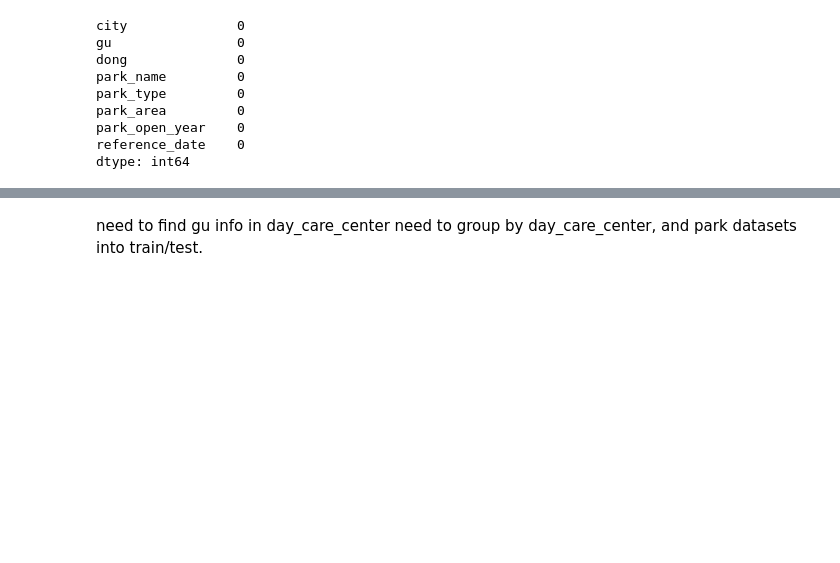
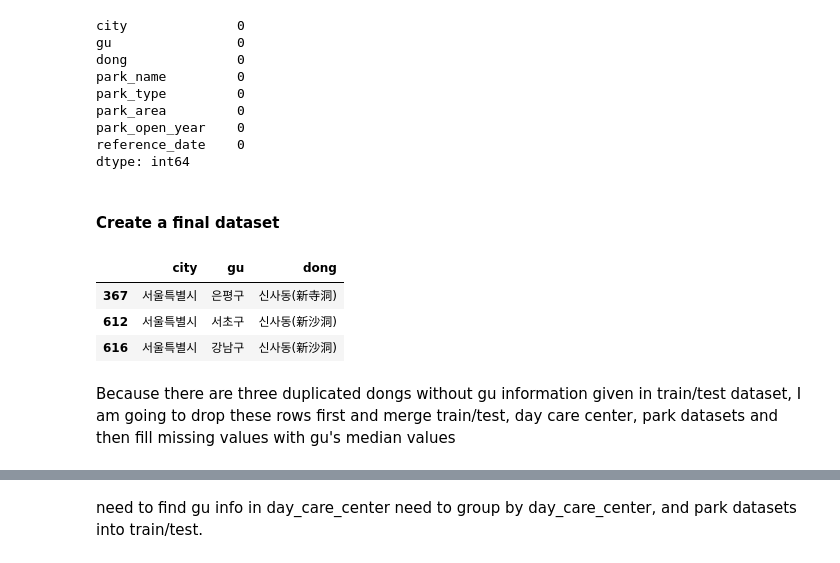
Before and after one commit to eastman-kim/Predict_Apartment_Makret_Price, a Jupyter notebook: Apt Real Price Prediction.ipynb, the cells around one changed output, grey strips where cells are left out. Drawn from its saved outputs; the diff is of its cells as text; code cells hidden in the pictures; blank space fills up the shorter version.

```diff
--- a/Apt Real Price Prediction.ipynb
+++ b/Apt Real Price Prediction.ipynb
@@ -663,0 +654,5 @@ park = pd.get_dummies(park, columns=['park_type'])
+# %% [markdown]
+#### Create a final dataset
+# %%
+gudong = pd.read_csv('./input/gudongd.csv')
+gudong = gudong.drop_duplicates()
@@ -663,0 +662,11 @@ park = pd.get_dummies(park, columns=['park_type'])
+# %%
+# check duplicated dong names in case
+# Actually there are three 신사동 in Seoul in total.
+gudong[gudong.dong.str.contains('신사')].head()
+# %% [output]
+|  | city | gu | dong |
+| 367 | 서울특별시 | 은평구 | 신사동(新寺洞) |
+| 612 | 서울특별시 | 서초구 | 신사동(新沙洞) |
+| 616 | 서울특별시 | 강남구 | 신사동(新沙洞) |
+# %% [markdown]
+Because there are three duplicated dongs without gu information given in train/test dataset, I am going to drop these rows first and merge train/test, day care center, park datasets and then fill missing values with gu's median values
```
Also changed, not shown: parts of 18 cells of this notebook.
